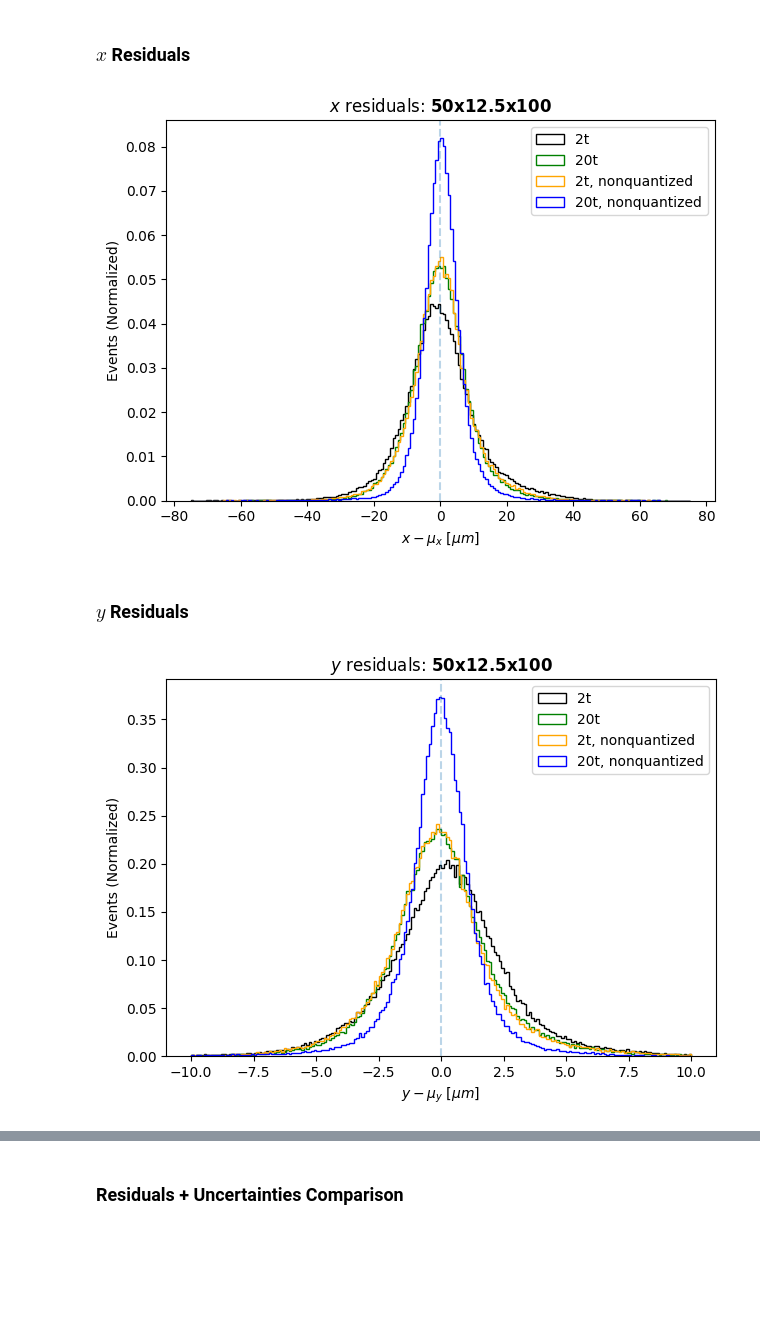
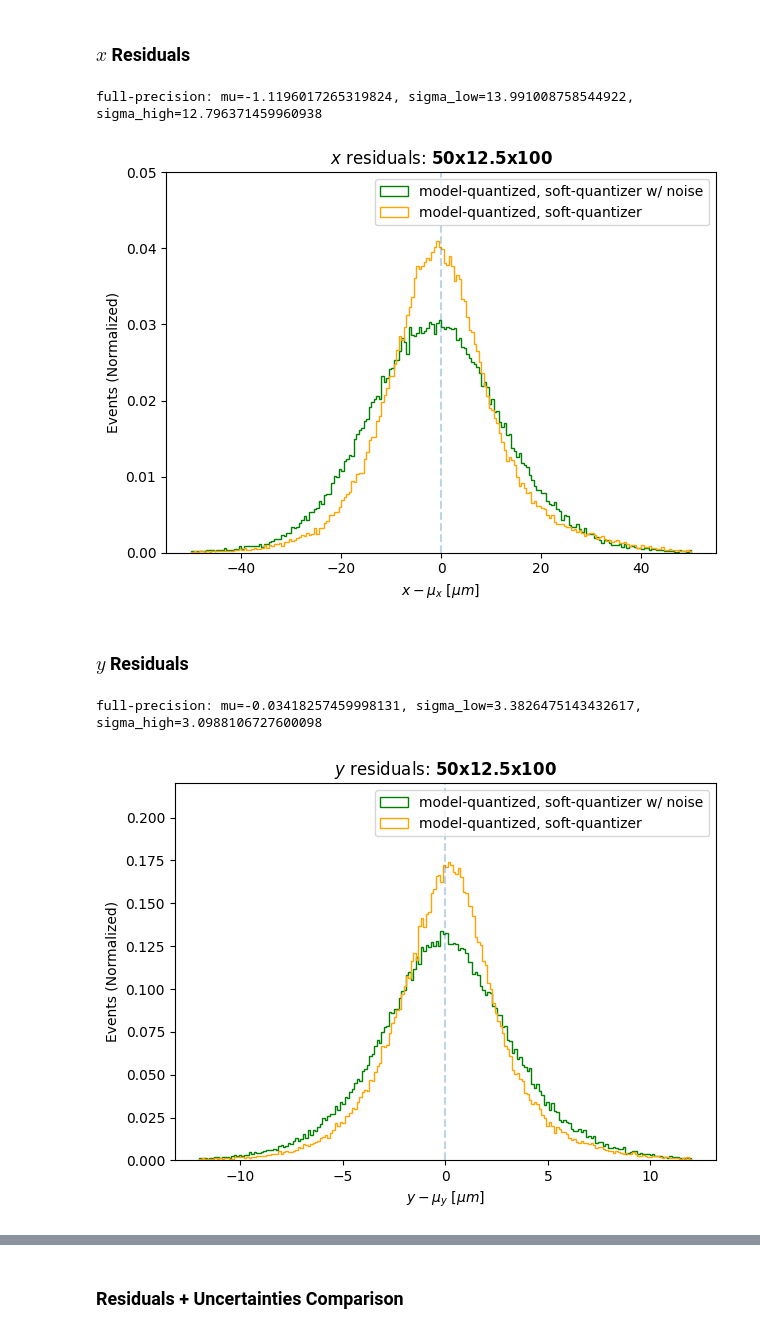
Before and after one commit to davidgjiang/smart-pixels-ml, a Jupyter notebook: performance_plots.ipynb, the cells around one changed output, grey strips where cells are left out. Cells and saved outputs as stored; diff of their text form; code cells hidden in the pictures; blank space fills up the shorter version.

```diff
--- a/performance_plots.ipynb
+++ b/performance_plots.ipynb
@@ -7,5 +10,5 @@ from scipy.optimize import curve_fit
 # %%
-df_1 = pd.read_parquet('/home/dajiang/smart-pixels-ml/processed_parquets/dataset_3src_16x16/test-dataset_3src_16x16/50x12P5_bs5000_34c2da80_2t_train-dataset_3src_16x16_test-dataset_3src_16x16_vars.parquet')
-df_2 = pd.read_parquet('/home/dajiang/smart-pixels-ml/processed_parquets/dataset_3src_16x16/test-dataset_3src_16x16/50x12P5_bs5000_34c2da80_20t_train-dataset_3src_16x16_test-dataset_3src_16x16_vars.parquet')
-df_3 = pd.read_parquet('/home/dajiang/smart-pixels-ml/processed_parquets/dataset_3src_16x16/test-dataset_3src_16x16/50x12P5_bs5000_34c2da80_2t_train-dataset_3src_16x16_test-dataset_3src_16x16_nonquantized_vars.parquet')
-df_4 = pd.read_parquet('/home/dajiang/smart-pixels-ml/processed_parquets/dataset_3src_16x16/test-dataset_3src_16x16/50x12P5_bs5000_34c2da80_20t_train-dataset_3src_16x16_test-dataset_3src_16x16_nonquantized_vars.parquet')
+df_1 = pd.read_parquet(f'/home/dajiang/smart-pixels-ml/processed_parquets/dataset_3src_16x16/test-dataset_3src_16x16/{ts}t-{model}-vars.parquet')
+model2 = 'conv2d_MAX-model_quantized-soft_quantizer'
+df_2 = pd.read_parquet(f'/home/dajiang/smart-pixels-ml/processed_parquets/dataset_3src_16x16/test-dataset_3src_16x16/{ts}t-{model2}-vars.parquet')
+#df_3 = pd.read_parquet(f'/home/dajiang/smart-pixels-ml/processed_parquets/dataset_3src_16x16/test-dataset_3src_16x16/{ts}t-{model}-vars.parquet')
@@ -37,44 +58,56 @@ df_4 = pd.read_parquet('/home/dajiang/smart-pixels-ml/processed_parquets/dataset
 ### $x$ Residuals
 # %%
 fig, ax = plt.subplots()
-bins = np.linspace(-75,75,201)
+bins = np.linspace(-50,50,201)
 
-ax.hist((df_1['residualsX'])*99.17029747384261, bins=bins, histtype='step', color='black', label='2t', density=True)
-ax.hist((df_2['residualsX'])*99.17029747384261, bins=bins, histtype='step', color='green', label='20t', density=True)
-ax.hist((df_3['residualsX'])*99.17029747384261, bins=bins, histtype='step', color='orange', label='2t, nonquantized', density=True)
-ax.hist((df_4['residualsX'])*99.17029747384261, bins=bins, histtype='step', color='blue', label='20t, nonquantized', density=True)
-
-
+ax.hist((df_1['residualsX'])*99.11786583963806, bins=bins, histtype='step', color='green', label='model-quantized, soft-quantizer w/ noise', density=True)
+ax.hist((df_2['residualsX'])*99.11786583963806, bins=bins, histtype='step', color='orange', label='model-quantized, soft-quantizer', density=True)
+#ax.hist((df_3['residualsX'])*99.11786583963806, bins=bins, histtype='step', color='red', label='model-quantized,\n  4-bit input', density=True)
+interval_1 = shortest_interval_68(df_1['residualsX']*99.11786583963806, center_type='mean')
+interval_2 = shortest_interval_68(df_2['residualsX']*99.11786583963806, center_type='mean')
+#interval_3 = shortest_interval_68(df_3['residualsX']*99.11786583963806, center_type='mean')
+print(f"full-precision: mu={interval_1['center']}, sigma_low={interval_1['error_low']}, sigma_high={interval_1['error_high']}")
+#print(f"model-quantized: mu={interval_2['center']}, sigma_low={interval_2['error_low']}, sigma_high={interval_2['error_high']}")
+#print(f"model-quantized, 4-bit input: mu={interval_3['center']}, sigma_low={interval_3['error_low']}, sigma_high={interval_3['error_high']}")
+print()
 ax.axvline(alpha=0.3,ls='dashed')
-
+ax.set_ylim(0,0.05)
 ax.legend()
 ax.set_title(r'$x$ residuals: $\mathbf{50x12.5x100}$')
 ax.set_xlabel('$x - \mu_{x}$ $[\mu m]$')
 ax.set_ylabel('Events (Normalized)')
 fig.tight_layout()
-fig.savefig('plots/dataset_3src_16x16_plots/performance/xresiduals_vs_nonquantized.png', dpi=300)
+fig.savefig(f'plots/dataset_3src_16x16_plots/performance/x_residuals-{ts}t-{model}.png', dpi=300)
 fig.show()
 # %% [output]
+full-precision: mu=-1.1196017265319824, sigma_low=13.991008758544922, sigma_high=12.796371459960938
-[figure, old version]
+[figure, new version]
 # %% [markdown]
 ### $y$ Residuals
 # %%
 fig, ax = plt.subplots()
-bins = np.linspace(-10,10,201)
+bins = np.linspace(-12,12,201)
 
-ax.hist((df_1['residualsY'])*24.793709225460578, bins=bins, histtype='step', color='black', label='2t', density=True)
-ax.hist((df_2['residualsY'])*24.793709225460578, bins=bins, histtype='step', color='green', label='20t', density=True)
-ax.hist((df_3['residualsY'])*24.793709225460578, bins=bins, histtype='step', color='orange', label='2t, nonquantized', density=True)
-ax.hist((df_4['residualsY'])*24.793709225460578, bins=bins, histtype='step', color='blue', label='20t, nonquantized', density=True)
+ax.hist((df_1['residualsY'])*24.802321286614486, bins=bins, histtype='step', color='green', label='model-quantized, soft-quantizer w/ noise', density=True)
+ax.hist((df_2['residualsY'])*24.802321286614486, bins=bins, histtype='step', color='orange', label='model-quantized, soft-quantizer', density=True)
+#ax.hist((df_3['residualsY'])*24.802321286614486, bins=bins, histtype='step', color='red', label='model-quantized,\n 4-bit input', density=True)
+interval_1 = shortest_interval_68(df_1['residualsY']*24.802321286614486, center_type='mean')
+#interval_2 = shortest_interval_68(df_2['residualsY']*24.802321286614486, center_type='mean')
+#interval_3 = shortest_interval_68(df_3['residualsY']*24.802321286614486, center_type='mean')
+print(f"full-precision: mu={interval_1['center']}, sigma_low={interval_1['error_low']}, sigma_high={interval_1['error_high']}")
+#print(f"model-quantized: mu={interval_2['center']}, sigma_low={interval_2['error_low']}, sigma_high={interval_2['error_high']}")
+#print(f"model-quantized, 4-bit input: mu={interval_3['center']}, sigma_low={interval_3['error_low']}, sigma_high={interval_3['error_high']}")
+print()
 ax.axvline(alpha=0.3,ls='dashed')
-
+ax.set_ylim(0,0.22)
 ax.legend()
 ax.set_title(r'$y$ residuals: $\mathbf{50x12.5x100}$')
 ax.set_xlabel('$y - \mu_{y}$ $[\mu m]$')
 ax.set_ylabel('Events (Normalized)')
 fig.tight_layout()
-fig.savefig('plots/dataset_3src_16x16_plots/performance/yresiduals_vs_nonquantized.png', dpi=300)
+fig.savefig(f'plots/dataset_3src_16x16_plots/performance/y_residuals-{ts}t-{model}.png', dpi=300)
 fig.show()
 # %% [output]
+full-precision: mu=-0.03418257459998131, sigma_low=3.3826475143432617, sigma_high=3.0988106727600098
-[figure, old version]
+[figure, new version]
 # %% [markdown]
```
Also changed, not shown: parts of 14 cells of this notebook, 9 other files.
